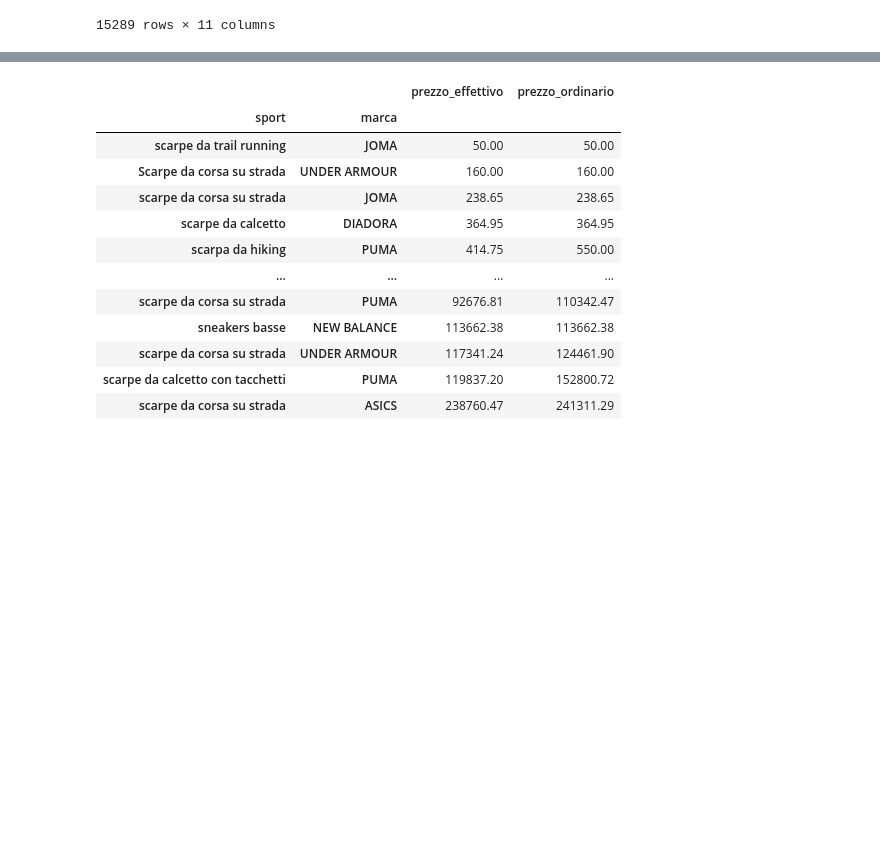
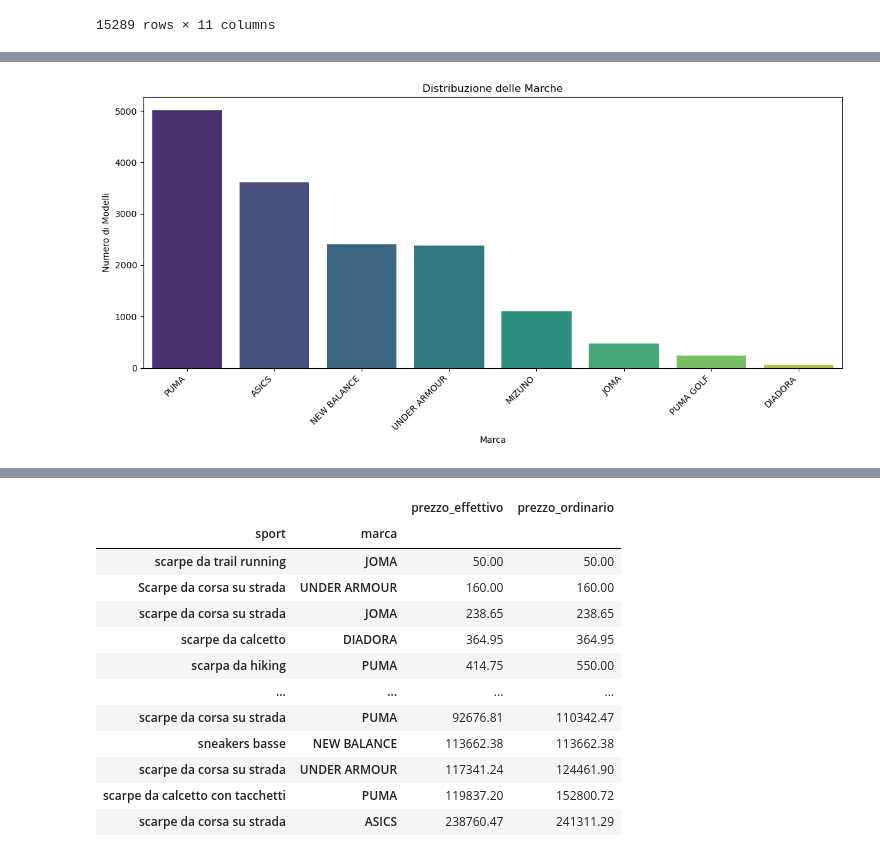
Before and after one commit to AlexBel1912/Python-Build-Week, a Jupyter notebook: Grafici.ipynb, the cells around one changed output, grey strips where cells are left out. Saved outputs shown, nothing was run; the diff lists cells and outputs as text; code cells hidden in the pictures; blank space fills up the shorter version.

```diff
--- a/Grafici.ipynb
+++ b/Grafici.ipynb
@@ -25,0 +73,4 @@ df
+# %%
+# contare quanti dati offre ogni marca per avere un'idea della loro distribuzione
+marca_somma = df['marca'].value_counts()
+print(f'Quanti dati abbiamo per ogni marca: {marca_somma}')
@@ -25,0 +88,13 @@ df
+# %%
+plt.figure(figsize=(12, 6))
+sns.barplot(x=marca_somma.index, y=marca_somma.values, hue=marca_somma.index, palette="viridis", legend=False)
+
+plt.title('Distribuzione delle Marche')
+
+plt.xlabel('Marca')
+plt.ylabel('Numero di Modelli')
+plt.xticks(rotation=45, ha='right')
+plt.tight_layout()
+plt.show()
+# %% [output]
+[figure, added]
```
Also changed, not shown: parts of 20 cells of this notebook, 1 other file.
